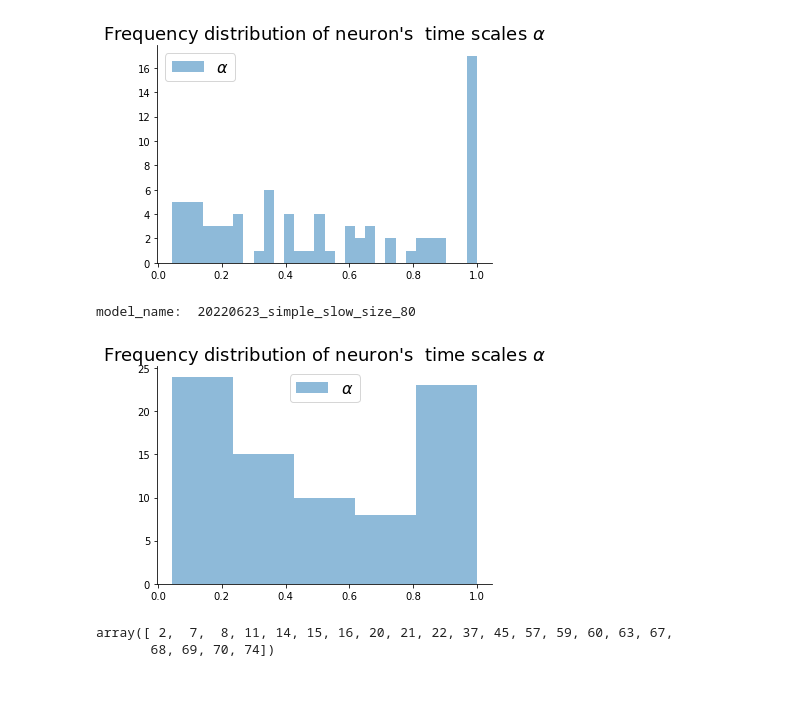
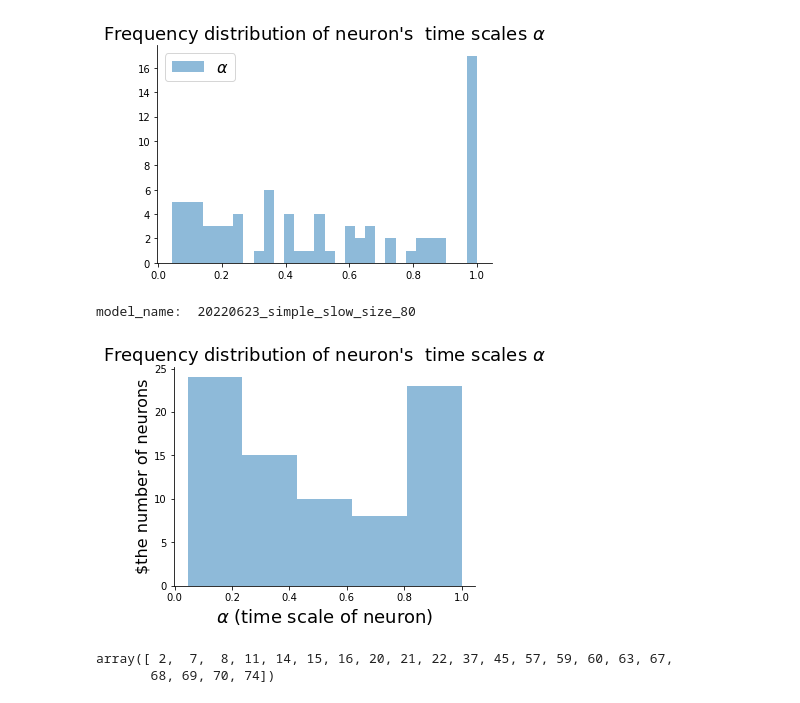
Before and after one commit to tripdancer0916/slow-reservoir, a Jupyter notebook: notebook/simple_model_weight.ipynb, the cells around one changed output. Drawn from its saved outputs; the diff is of its cells as text; code cells hidden in the pictures.

```diff
--- a/notebook/simple_model_weight.ipynb
+++ b/notebook/simple_model_weight.ipynb
@@ -390,35 +390,39 @@ with open(config_path, 'r') as f:
 
 model_name = os.path.splitext(os.path.basename(config_path))[0]
 print('model_name: ', model_name)
 
 torch.manual_seed(1)
 device = torch.device('cpu')
 
 model = RNNSimpleTrainableAlpha(
     n_in=cfg['DATALOADER']['INPUT_NEURON'],
     n_out=1,
     n_hid=cfg['MODEL']['SIZE'],
     device=device,
     sigma_neu=cfg['MODEL']['SIGMA_NEU'],
 ).to(device)
 
 model_path = f'../slow_reservoir/trained_model/dynamic_state_random/{model_name}/epoch_10000.pth'
 model.load_state_dict(torch.load(model_path, map_location=device))
 model.eval()
 
+plt.figure(constrained_layout=True)
 plt.hist(model.alpha.detach().numpy(), bins=5, alpha=0.5, label=r'$\alpha$')
 
-plt.legend(fontsize=16)
+# plt.legend(fontsize=16)
 plt.gca().spines['right'].set_visible(False)
 plt.gca().spines['top'].set_visible(False)
 plt.gca().yaxis.set_ticks_position('left')
 plt.gca().xaxis.set_ticks_position('bottom')
 
+plt.xlabel(r'$\alpha$ (time scale of neuron)', fontsize=18)
+plt.ylabel(r'$the number of neurons', fontsize=16)
+
 plt.title(r"Frequency distribution of neuron's  time scales $\alpha$", fontsize=18)
 plt.show()
 # %% [output]
 model_name:  20220623_simple_slow_size_80
-[figure, old version]
+[figure, new version]
 # %%
 slow_ids = (model.alpha.detach().numpy() < 0.2).nonzero()[0]
 # %%
```
Also changed, not shown: parts of 25 cells of this notebook, 9 other files.
